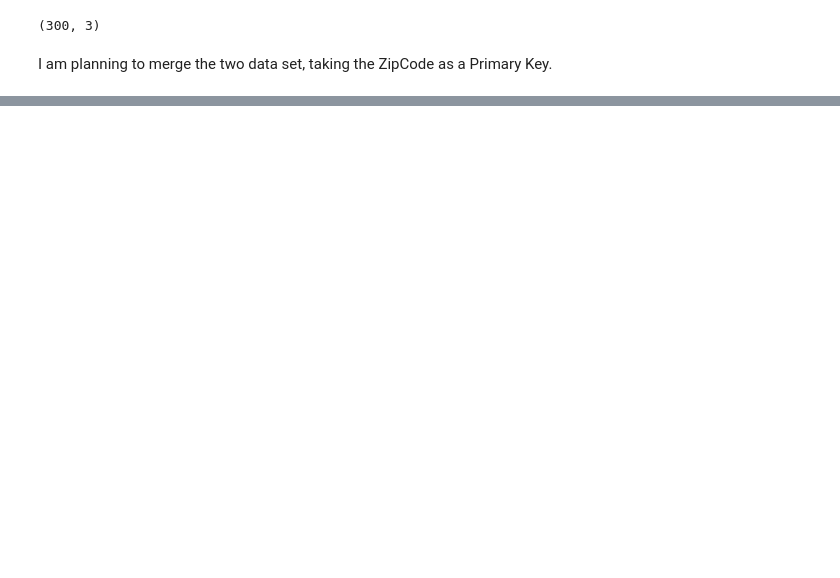
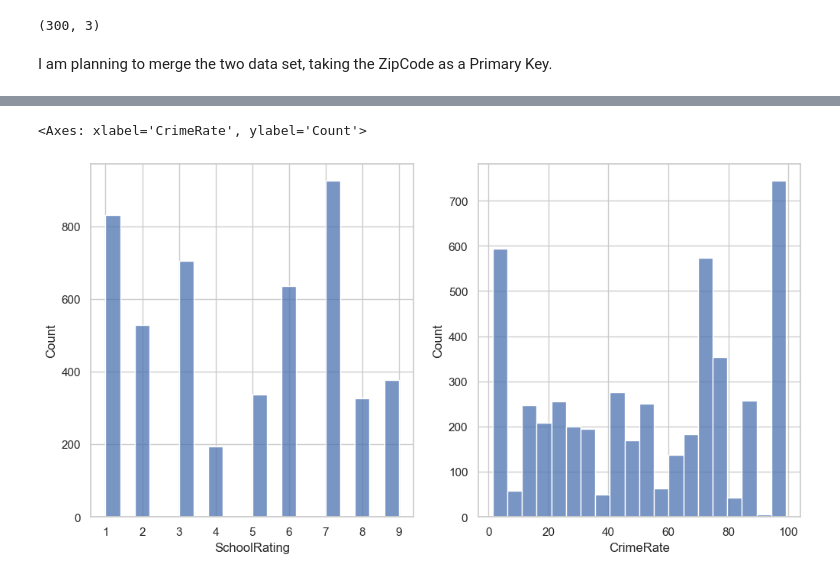
Before and after one commit to msdsyernar/CSME830, a Jupyter notebook: secondary.ipynb, the cells around one changed output, grey strips where cells are left out. Saved outputs shown, nothing was run; the diff lists cells and outputs as text; code cells hidden in the pictures; blank space fills up the shorter version.

```diff
--- a/secondary.ipynb
+++ b/secondary.ipynb
@@ -47,5 +45,7 @@ data.head()
 data.shape
 # %% [output]
 (300, 3)
+# %%
+data = data.rename(columns={'ZipCode': 'zip_code'})
 # %% [markdown]
 I am planning to merge the two data set, taking the ZipCode as a Primary Key.
@@ -51,0 +73,3 @@ I am planning to merge the two data set, taking the ZipCode as a Primary Key.
+# %%
+main_data = pd.read_csv('train_set.csv')
+merged_data = pd.merge(main_data, data, on='zip_code', how='inner')
@@ -51,0 +103,7 @@ I am planning to merge the two data set, taking the ZipCode as a Primary Key.
+# %%
+fig, ax = plt.subplots(1,2, figsize=(12, 6))
+sns.histplot(merged_data['SchoolRating'], ax= ax[0], bins=20)
+sns.histplot(merged_data['CrimeRate'], ax= ax[1], bins=20)
+# %% [output]
+<Axes: xlabel='CrimeRate', ylabel='Count'>
+[figure, added]
```
Also changed, not shown: parts of 12 cells of this notebook, 1 other file.
